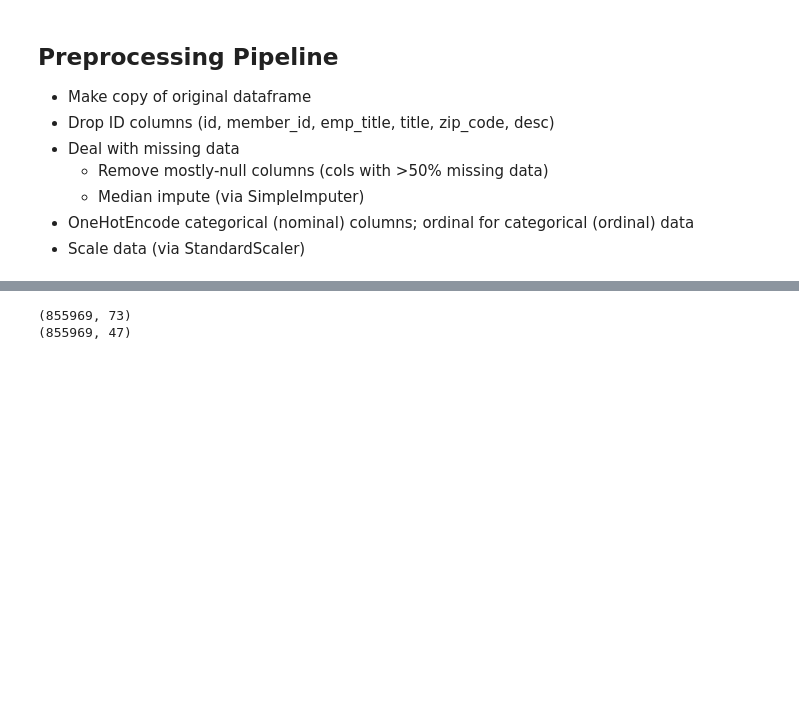
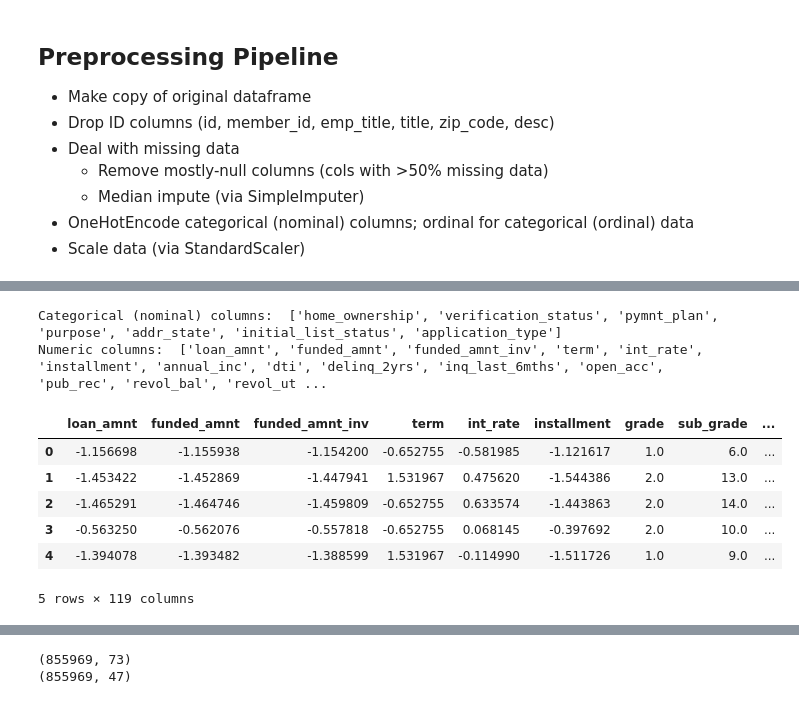
Before and after one commit to rurumeister/csci-316, a Jupyter notebook: GA1.ipynb, the cells around one changed output, grey strips where cells are left out. Saved outputs shown, nothing was run; the diff lists cells and outputs as text; code cells hidden in the pictures; blank space fills up the shorter version.

Commit message:
completed and functional CustomTransform class

```diff
--- a/GA1.ipynb
+++ b/GA1.ipynb
@@ -893,0 +882,42 @@ print(y_test.shape)
+# %%
+import pandas as pd
+
+# Specify the data types for columns with mixed types
+dtype_dict = {'pymnt_plan': 'str', 'last_pymnt_amnt': 'float', 'dti_joint': 'float'}
+
+# Import the CSV file with specified data types
+df = pd.read_csv('data.csv', dtype=dtype_dict)
+
+# Change the values of 'term' into integers
+df['term'] = df['term'].str.replace('months', '').astype(int)
+
+# Chnage the type of 'issue_d' to datetime
+df['issue_d'] = pd.to_datetime(df['issue_d'])
+df['earliest_cr_line'] = pd.to_datetime(df['earliest_cr_line'])
+df['last_pymnt_d'] = pd.to_datetime(df['last_pymnt_d'])
+df['next_pymnt_d'] = pd.to_datetime(df['next_pymnt_d'])
+df['last_credit_pull_d'] = pd.to_datetime(df['last_credit_pull_d'])
+# %%
+# Transforming data with a custom transformer
+
+# Instantiate and use the CustomTransformer
+transformer = CustomTransformer()
+
+X = df.drop(columns=['default_ind'])  # Features
+y = df['default_ind']  # Target column
+
+# Fit and transform the data
+df = transformer.fit_transform(X, y)
+# %% [output]
+Categorical (nominal) columns:  ['home_ownership', 'verification_status', 'pymnt_plan', 'purpose', 'addr_state', 'initial_list_status', 'application_type']
+Numeric columns:  ['loan_amnt', 'funded_amnt', 'funded_amnt_inv', 'term', 'int_rate', 'installment', 'annual_inc', 'dti', 'delinq_2yrs', 'inq_last_6mths', 'open_acc', 'pub_rec', 'revol_bal', 'revol_ut ...
+# %%
+df.head()
+# %% [output]
+|  | loan_amnt | funded_amnt | funded_amnt_inv | term | int_rate | installment | grade | sub_grade | ... |
+| 0 | -1.156698 | -1.155938 | -1.154200 | -0.652755 | -0.581985 | -1.121617 | 1.0 | 6.0 | ... |
+| 1 | -1.453422 | -1.452869 | -1.447941 | 1.531967 | 0.475620 | -1.544386 | 2.0 | 13.0 | ... |
+| 2 | -1.465291 | -1.464746 | -1.459809 | -0.652755 | 0.633574 | -1.443863 | 2.0 | 14.0 | ... |
+| 3 | -0.563250 | -0.562076 | -0.557818 | -0.652755 | 0.068145 | -0.397692 | 2.0 | 10.0 | ... |
+| 4 | -1.394078 | -1.393482 | -1.388599 | 1.531967 | -0.114990 | -1.511726 | 1.0 | 9.0 | ... |
+5 rows × 119 columns
```
Also changed, not shown: parts of 6 cells of this notebook.
